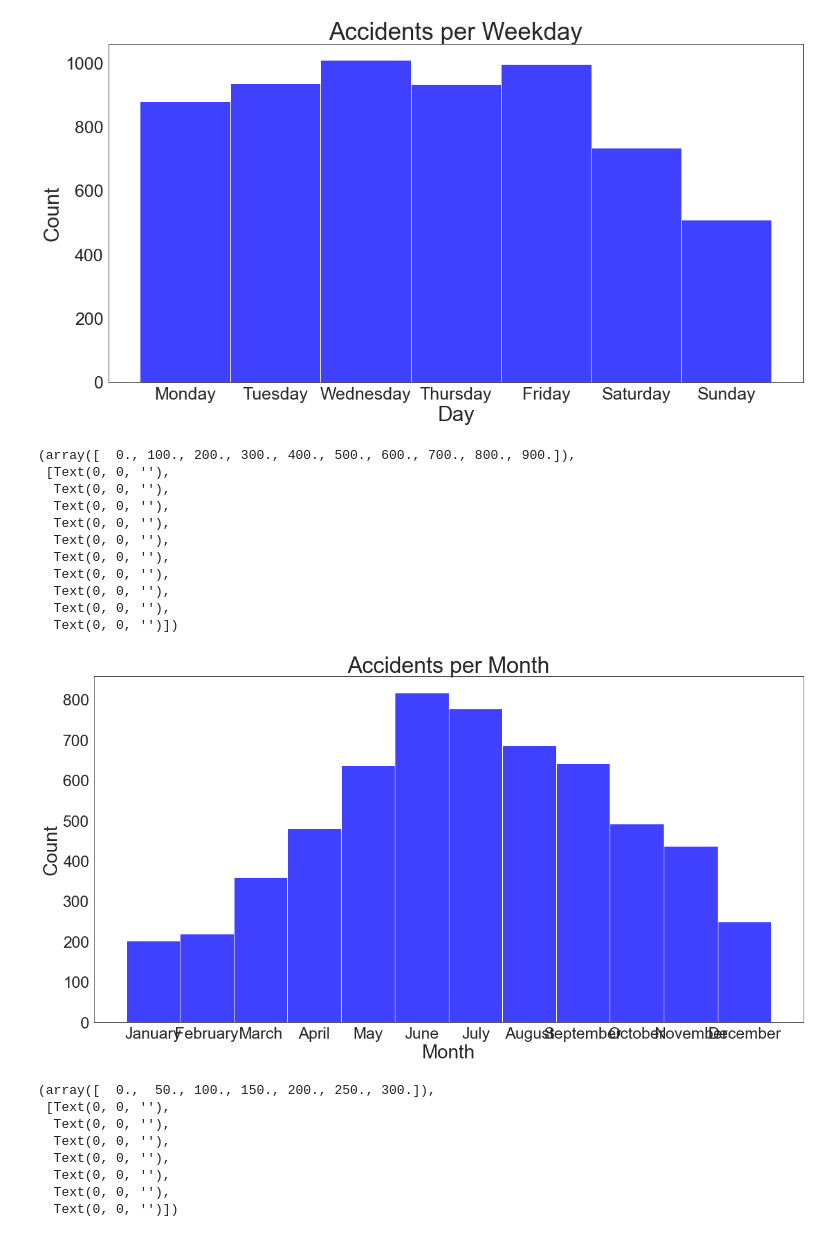
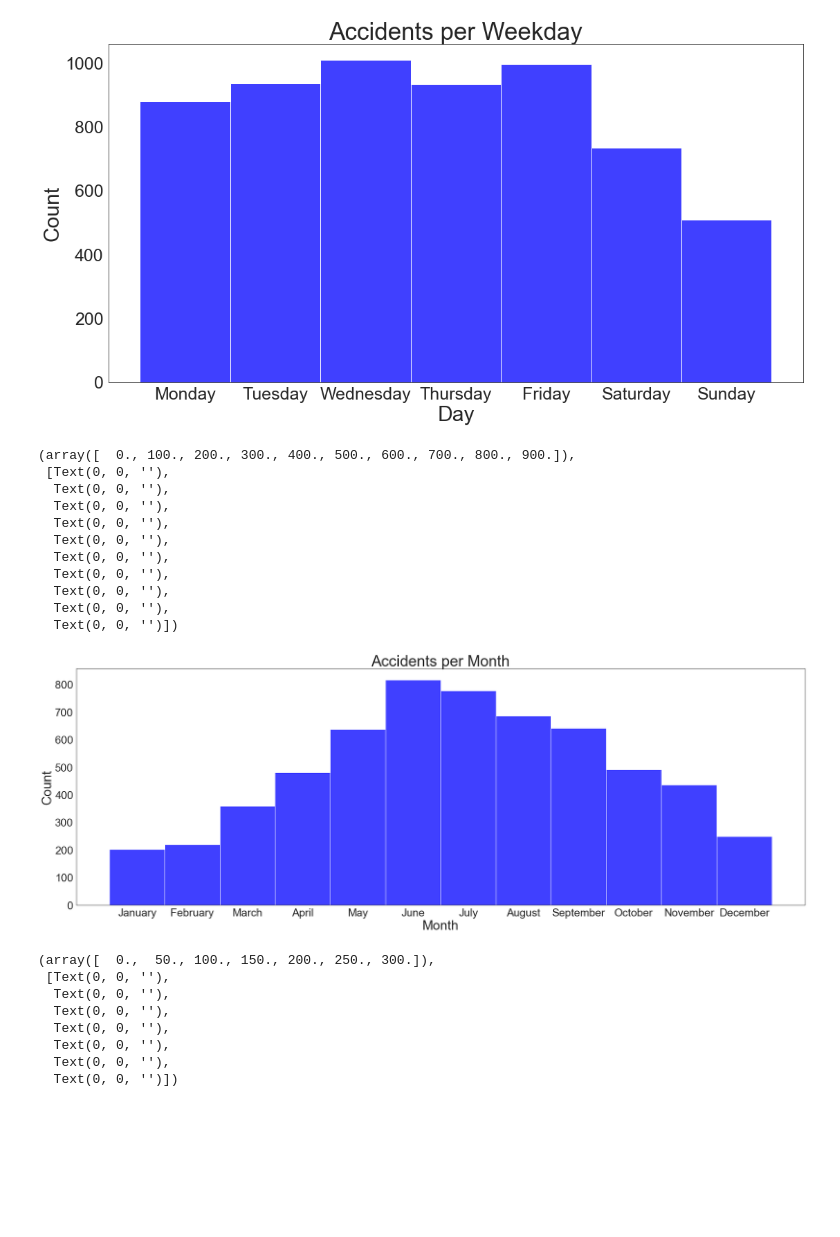
Before and after one commit to thereallinusrg/Velo-Zueri-Unfaelle, a Jupyter notebook: all-in-one.ipynb, the cells around one changed output. Cells and saved outputs as stored; diff of their text form; code cells hidden in the pictures; blank space fills up the shorter version.

```diff
--- a/all-in-one.ipynb
+++ b/all-in-one.ipynb
@@ -118,27 +118,27 @@ plt.yticks(fontsize=25)
 # %%
 #sort everything by accidentmonth for better plotting
 unf = unf.sort_values(by = ['AccidentMonth'])
 
-fig = plt.figure(figsize=(20,10))
+fig = plt.figure(figsize=(30,10))
 sns.histplot(data = unf.AccidentMonth_en, color = 'blue' ,binwidth=0.5)
 plt.title('Accidents per Month',fontsize=35)
 plt.xlabel('Month',fontsize=30)
 plt.ylabel('Count',fontsize=30)
 plt.xticks(fontsize=25)
 plt.yticks(fontsize=25)
 # %% [output]
 (array([  0., 100., 200., 300., 400., 500., 600., 700., 800., 900.]),
  [Text(0, 0, ''),
   Text(0, 0, ''),
   Text(0, 0, ''),
   Text(0, 0, ''),
   Text(0, 0, ''),
   Text(0, 0, ''),
   Text(0, 0, ''),
   Text(0, 0, ''),
   Text(0, 0, ''),
   Text(0, 0, '')])
-[figure, old version]
+[figure, new version]
 # %%
 #Which predictor variables are associated the most with bicycle accidents?
 acci = pd.read_csv('/Users/simon/Desktop/$Uni Unterlagen/Uzh Skirptz/FS22/EOS403/project/Velo-Zueri-Unfaelle/data/accidentsss.csv', sep = ';')
```
Also changed, not shown: parts of 1 cell of this notebook.
